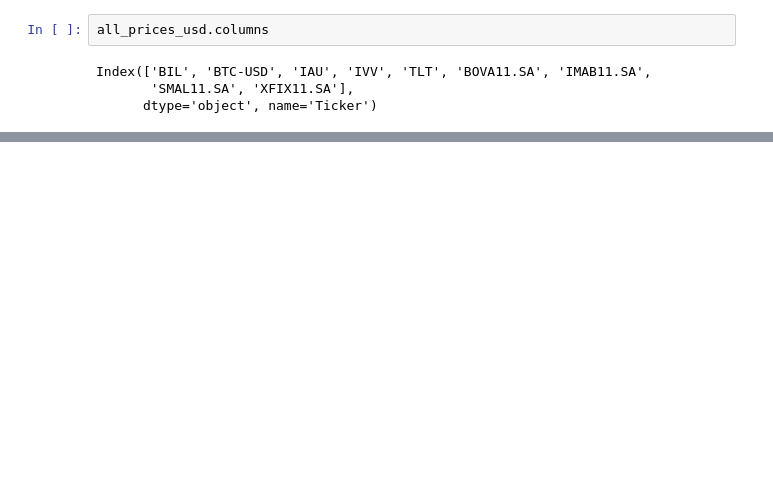
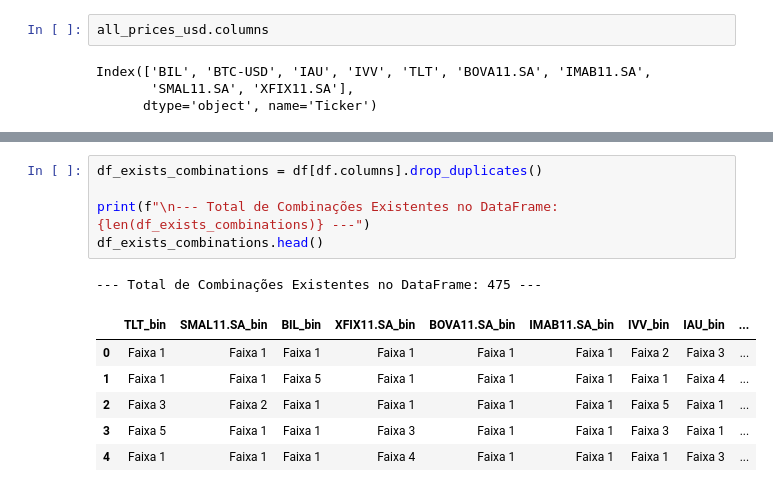
Before and after one commit to AlexandreSabino/fiap-tech-challenge-genetic-algorithm, a Jupyter notebook: notebooks/load_data.ipynb, the cells around one changed output, grey strips where cells are left out. Saved outputs shown, nothing was run; the diff lists cells and outputs as text; blank space fills up the shorter version.

```diff
--- a/notebooks/load_data.ipynb
+++ b/notebooks/load_data.ipynb
@@ -61,0 +163,13 @@ dtype: float64
+# %%
+df_exists_combinations = df[df.columns].drop_duplicates()
+
+print(f"\n--- Total de Combinações Existentes no DataFrame: {len(df_exists_combinations)} ---")
+df_exists_combinations.head()
+# %% [output]
+--- Total de Combinações Existentes no DataFrame: 475 ---
+|  | TLT_bin | SMAL11.SA_bin | BIL_bin | XFIX11.SA_bin | BOVA11.SA_bin | IMAB11.SA_bin | IVV_bin | IAU_bin | ... |
+| 0 | Faixa 1 | Faixa 1 | Faixa 1 | Faixa 1 | Faixa 1 | Faixa 1 | Faixa 2 | Faixa 3 | ... |
+| 1 | Faixa 1 | Faixa 1 | Faixa 5 | Faixa 1 | Faixa 1 | Faixa 1 | Faixa 1 | Faixa 4 | ... |
+| 2 | Faixa 3 | Faixa 2 | Faixa 1 | Faixa 1 | Faixa 1 | Faixa 1 | Faixa 5 | Faixa 1 | ... |
+| 3 | Faixa 5 | Faixa 1 | Faixa 1 | Faixa 3 | Faixa 1 | Faixa 1 | Faixa 3 | Faixa 1 | ... |
+| 4 | Faixa 1 | Faixa 1 | Faixa 1 | Faixa 4 | Faixa 1 | Faixa 1 | Faixa 1 | Faixa 3 | ... |
```
Also changed, not shown: parts of 16 cells of this notebook, 5 other files.
